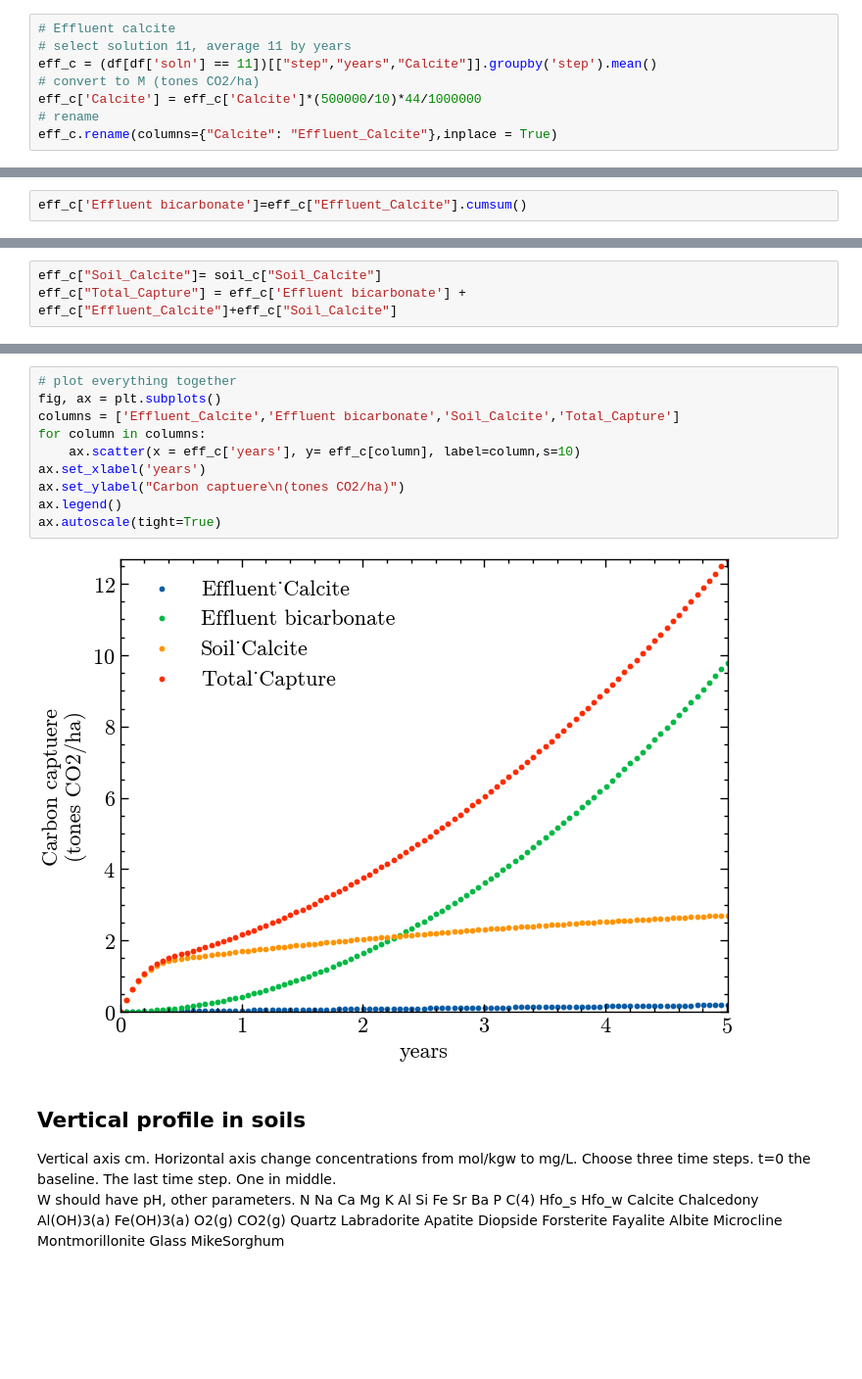
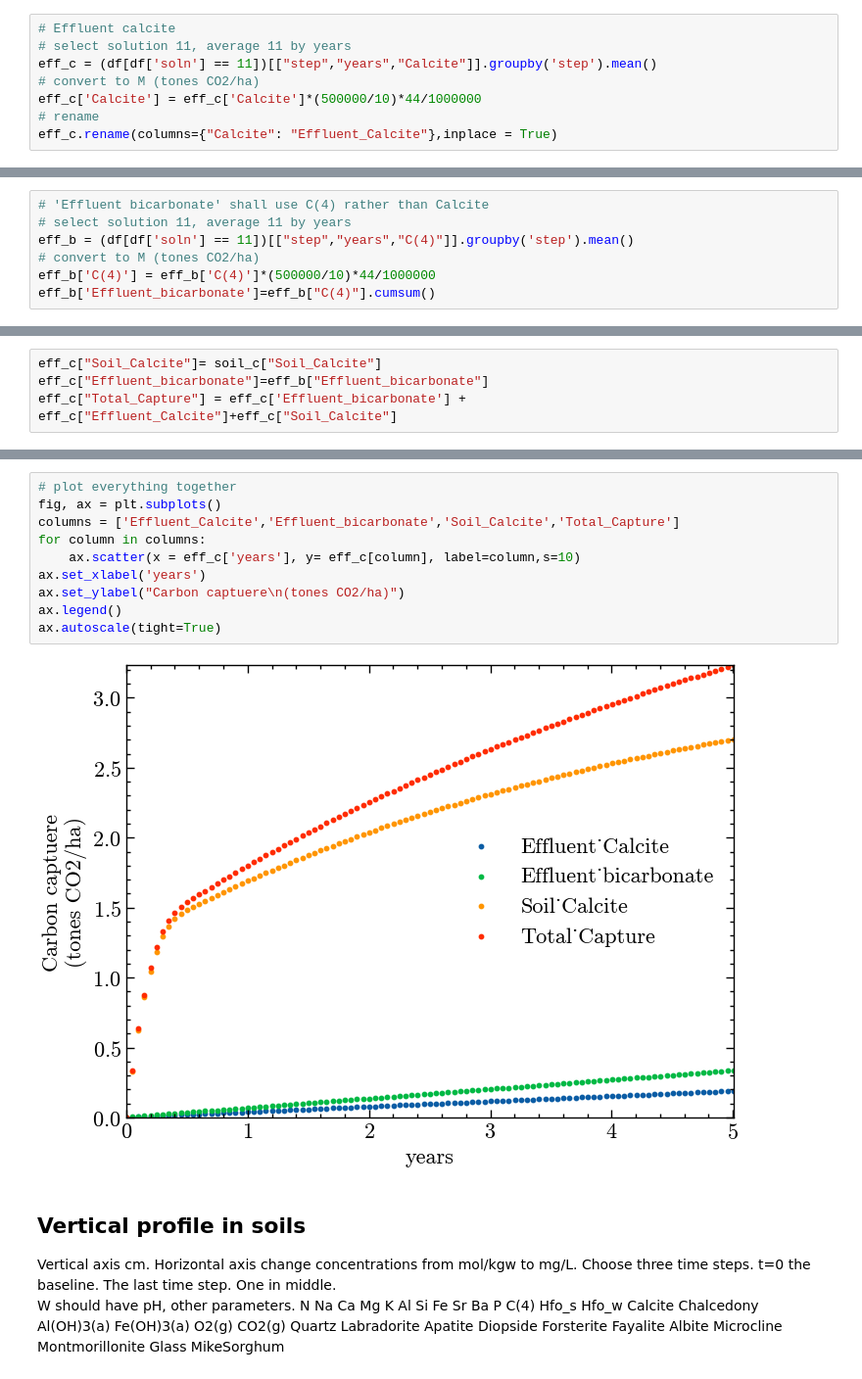
Before and after one commit to Geochemical-Modeling/PHREEQC_dataviz, a Jupyter notebook: viz_job001.ipynb, the cells around one changed output, grey strips where cells are left out. Shown: that part at 98% size. Cells and saved outputs as stored; diff of their text form; blank space fills up the shorter version.

```diff
--- a/viz_job001.ipynb
+++ b/viz_job001.ipynb
@@ -91,2 +90,0 @@ eff_c.plot.scatter(x="years",y="Effluent_Calcite",ylabel="Carbon captuere\n(tone
-# %%
-eff_c['Effluent bicarbonate']=eff_c["Effluent_Calcite"].cumsum()
@@ -97,0 +91,7 @@ eff_c.plot.scatter(x="years",y=["Effluent bicarbonate"],ylabel="Carbon captuere\
+# %%
+# 'Effluent bicarbonate' shall use C(4) rather than Calcite
+# select solution 11, average 11 by years
+eff_b = (df[df['soln'] == 11])[["step","years","C(4)"]].groupby('step').mean()
+# convert to M (tones CO2/ha)
+eff_b['C(4)'] = eff_b['C(4)']*(500000/10)*44/1000000
+eff_b['Effluent_bicarbonate']=eff_b["C(4)"].cumsum()
@@ -98,6 +103,7 @@ eff_c.plot.scatter(x="years",y=["Effluent bicarbonate"],ylabel="Carbon captuere\
 # %%
 eff_c["Soil_Calcite"]= soil_c["Soil_Calcite"]
-eff_c["Total_Capture"] = eff_c['Effluent bicarbonate'] + eff_c["Effluent_Calcite"]+eff_c["Soil_Calcite"]
+eff_c["Effluent_bicarbonate"]=eff_b["Effluent_bicarbonate"]
+eff_c["Total_Capture"] = eff_c['Effluent_bicarbonate'] + eff_c["Effluent_Calcite"]+eff_c["Soil_Calcite"]
 # %%
 eff_c.plot.scatter(x="years",y=["Total_Capture"],ylabel="Carbon captuere\n(tones CO2/ha)")
 # %% [output]
@@ -106,15 +112,15 @@ eff_c.plot.scatter(x="years",y=["Total_Capture"],ylabel="Carbon captuere\n(tones
 # %%
 # plot everything together
 fig, ax = plt.subplots()
-columns = ['Effluent_Calcite','Effluent bicarbonate','Soil_Calcite','Total_Capture']
+columns = ['Effluent_Calcite','Effluent_bicarbonate','Soil_Calcite','Total_Capture']
 for column in columns:
     ax.scatter(x = eff_c['years'], y= eff_c[column], label=column,s=10)
 ax.set_xlabel('years')
 ax.set_ylabel("Carbon captuere\n(tones CO2/ha)")
 ax.legend()
 ax.autoscale(tight=True)
 # %% [output]
-[figure, old version]
+[figure, new version]
 # %% [markdown]
 ## Vertical profile in soils
 Vertical axis cm. Horizontal axis change concentrations from mol/kgw to mg/L. Choose three time steps. t=0 the baseline. The last time step. One in
```
Also changed, not shown: parts of 12 cells of this notebook.
